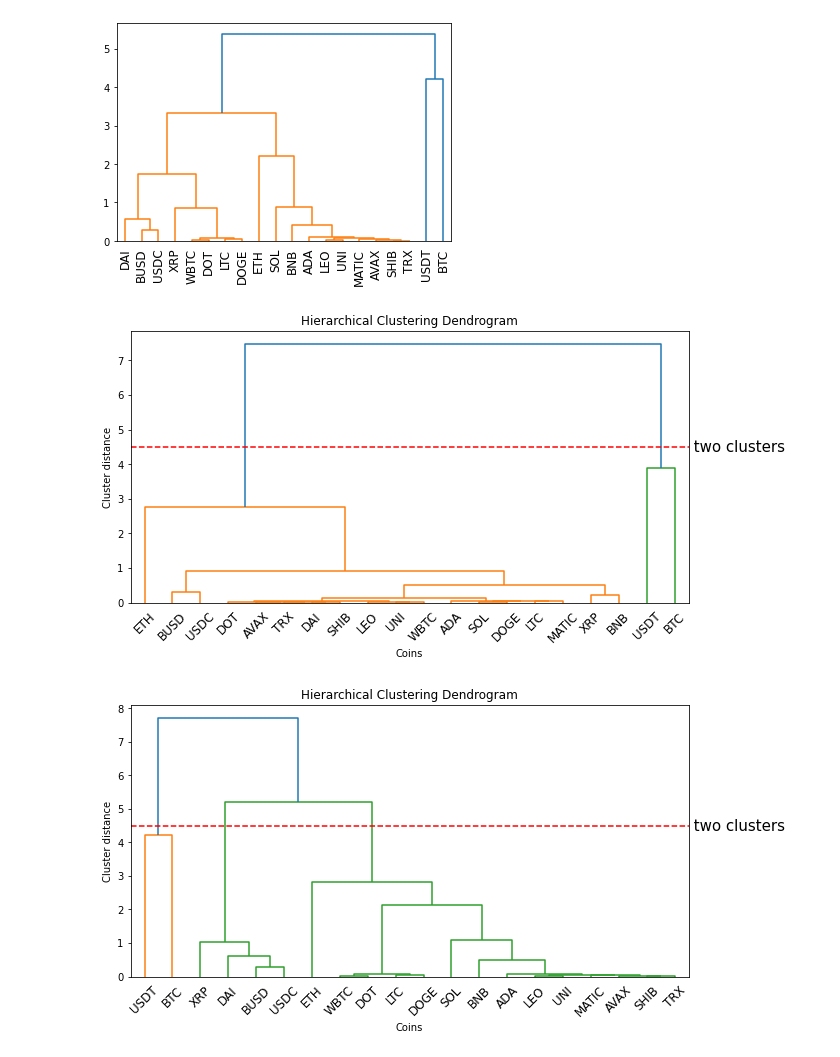
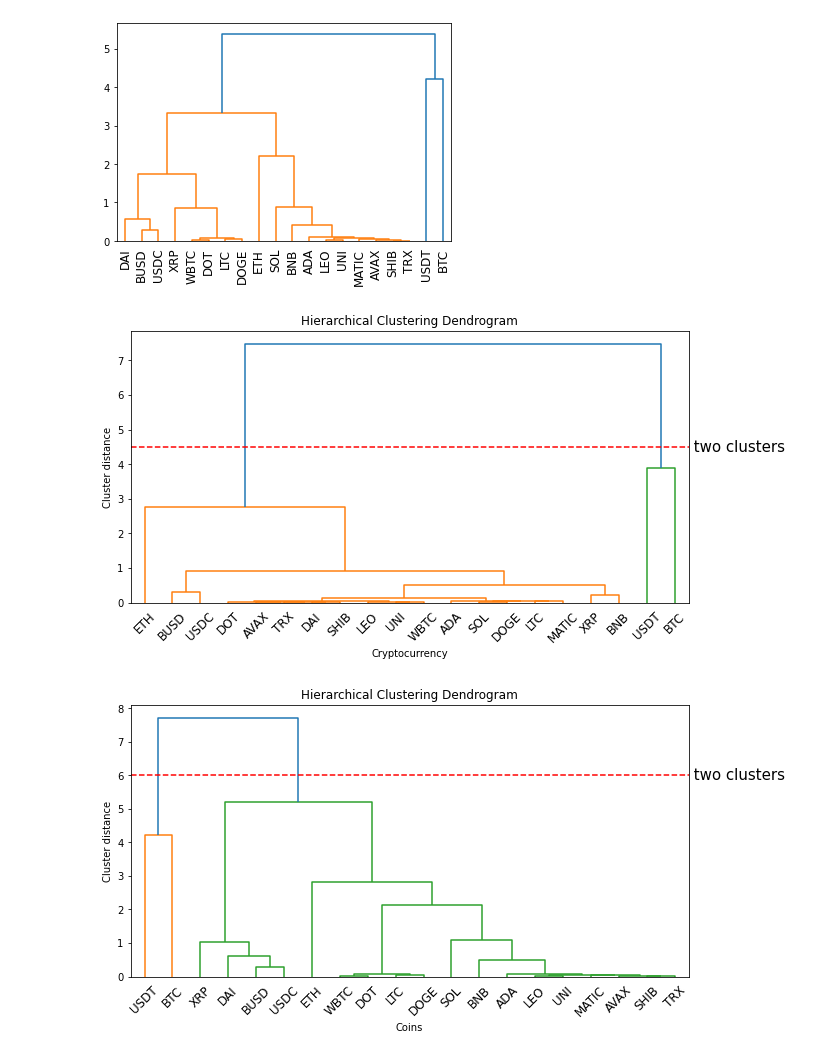
Before and after one commit to arian-rad/Quera-DataScience_bootcamp_Project1-Phase2, a Jupyter notebook: question2.ipynb, the cells around one changed output. Drawn from its saved outputs; the diff is of its cells as text; code cells hidden in the pictures.

```diff
--- a/question2.ipynb
+++ b/question2.ipynb
@@ -59,8 +53,8 @@ plt.show()
 # %% [output]
 [figure]
 # %%
-new_result = shc.linkage(new_scaled_data, method='ward')
-shc.dendrogram(new_result,labels=data["Symbol"].values, leaf_rotation=90)
+new_result_w = shc.linkage(new_scaled_data, method='ward')
+shc.dendrogram(new_result_w,labels=data["Symbol"].values, leaf_rotation=90)
 plt.show()
 # %% [output]
 [figure]
@@ -78,32 +72,32 @@ plt.show()
 [figure]
 # %%
 
-# Perform hierarchical clustering of Part 1:
+# Perform hierarchical clustering of Part 1 based on Ward's method:
 plt.figure(figsize=(10, 5))
 plt.title("Hierarchical Clustering Dendrogram")
 plt.xlabel("Cryptocurrency")
 plt.ylabel("Cluster distance")
-shc.dendrogram(result, labels = data["Symbol"].values, leaf_rotation=45)
+shc.dendrogram(result_w, labels = data["Symbol"].values, leaf_rotation=45)
 ax = plt.gca()
 bounds = ax.get_xbound()
 ax.plot(bounds, [4.5, 4.5], '--', c='r')
 ax.text(bounds[1], 4.5, ' two clusters', va='center', fontdict={'size': 15})
 plt.show()
 # %% [output]
-[figure, old version]
+[figure, new version]
 # %%
-# Perform hierarchical clustering of Part 2:
+# Perform hierarchical clustering of Part 2 (based on Ward's method ):
 plt.figure(figsize=(10, 5))
 plt.title("Hierarchical Clustering Dendrogram")
 plt.xlabel("Cryptocurrency")
 plt.ylabel("Distance")
-shc.dendrogram(new_result, labels = data["Symbol"].values, leaf_rotation=45)
+shc.dendrogram(new_result_w, labels = data["Symbol"].values, leaf_rotation=45)
 ax = plt.gca()
 bounds = ax.get_xbound()
-ax.plot(bounds, [4.5, 4.5], '--', c='r')
-ax.text(bounds[1], 4.5, ' two clusters', va='center', fontdict={'size': 15})
+ax.plot(bounds, [6, 6], '--', c='r')
+ax.text(bounds[1], 6, ' two clusters', va='center', fontdict={'size': 15})
 plt.xlabel("Coins")
 plt.ylabel("Cluster distance")
 plt.show()
 # %% [output]
-[figure, old version]
+[figure, new version]
```
Also changed, not shown: parts of 8 cells of this notebook.
